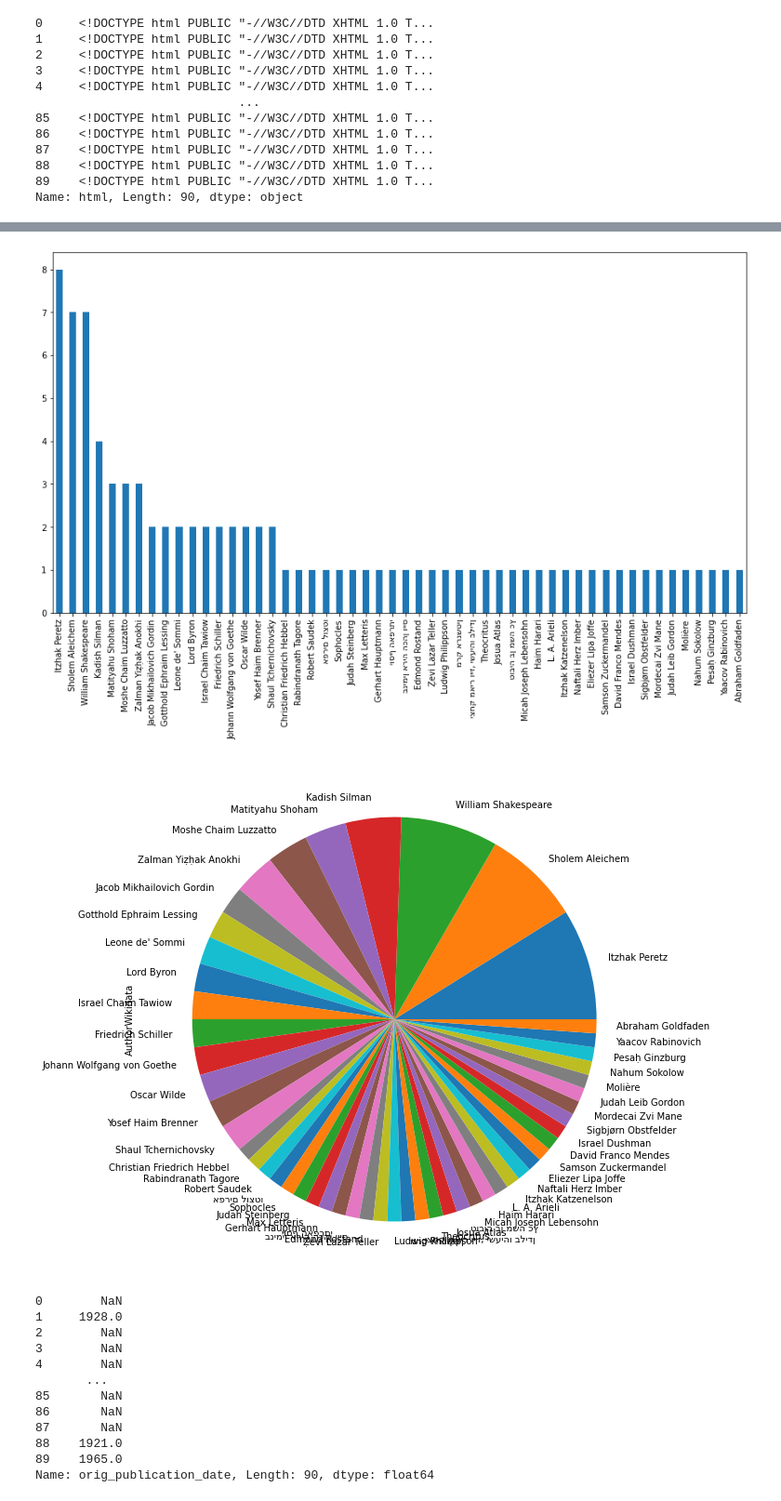
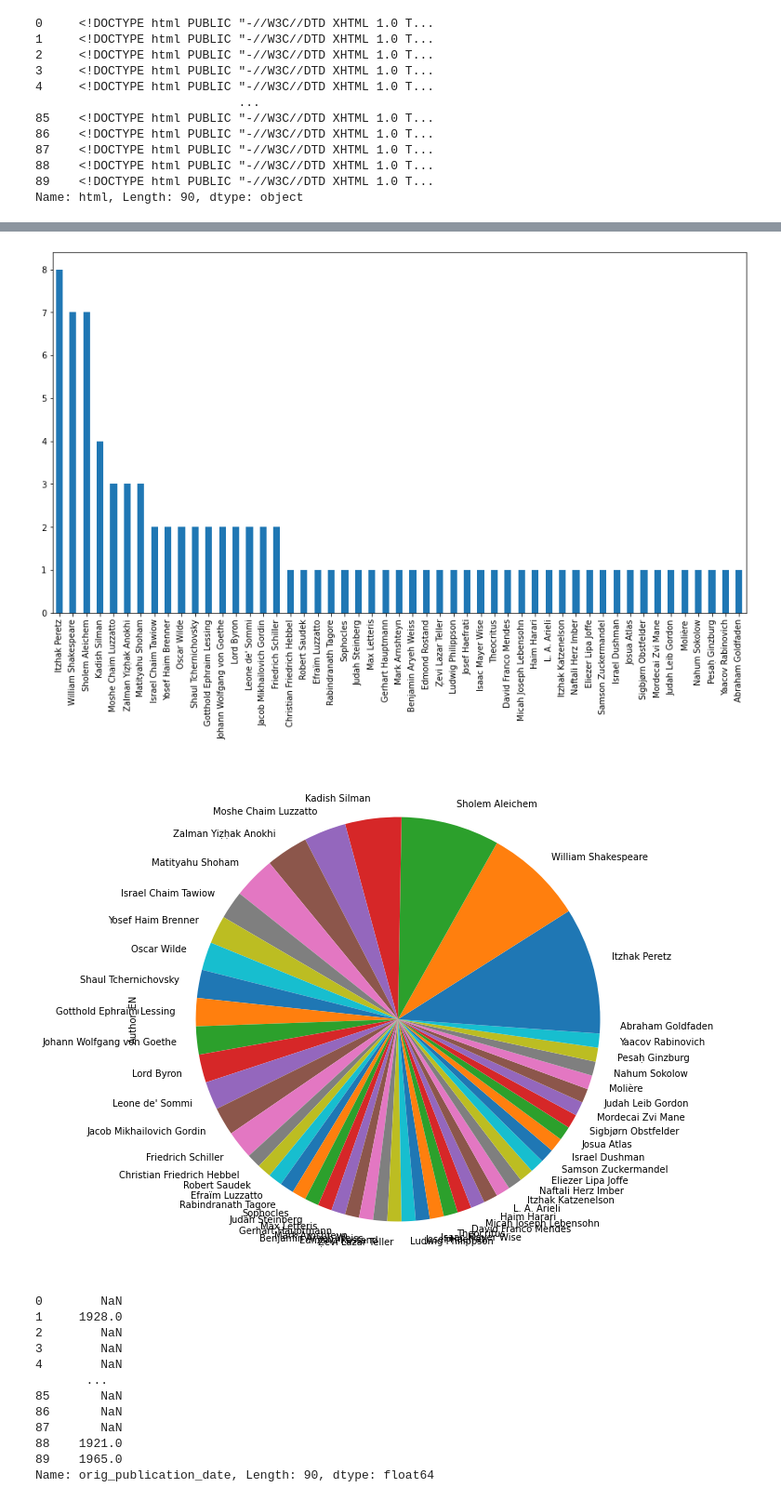
Before and after one commit to dracor-org/hedracor, a Jupyter notebook: code/BenYehudaParserTableBased.ipynb, the cells around one changed output, grey strips where cells are left out. Shown at 93% size. Drawn from its saved outputs; the diff is of its cells as text; code cells hidden in the pictures.

Commit message:
switched to new table by Yael (the benyehuda_drama.12092023.tsv)

```diff
--- a/code/BenYehudaParserTableBased.ipynb
+++ b/code/BenYehudaParserTableBased.ipynb
@@ -15,7 +15,7 @@ import yiddish
 # %% [markdown]
 ## Data import and initial exploration of metadata
 # %%
-table = pd.read_csv('../preparatory_data/benyehuda.drama.29112022.tsv', sep='\t')
+table = pd.read_csv('../preparatory_data/benyehuda_drama.12092023.tsv', sep='\t')
 # %%
 table
 # %% [output]
@@ -83,11 +83,11 @@ memory usage: 19.9+ KB
 # %%
-table['AuthorWikidata'].value_counts().plot.bar(figsize=(15,8));
+table['Author_EN'].value_counts().plot.bar(figsize=(15,8));
 # %% [output]
-[figure, old version]
+[figure, new version]
 # %%
-table['AuthorWikidata'].value_counts().plot.pie(figsize=(10,10));
+table['Author_EN'].value_counts().plot.pie(figsize=(10,10));
 # %% [output]
-[figure, old version]
+[figure, new version]
 # %%
 table = table.astype({'orig_publication_date': 'datetime64[ns]'})
 # %%
```
Also changed, not shown: parts of 6 cells of this notebook, 6 other files.
